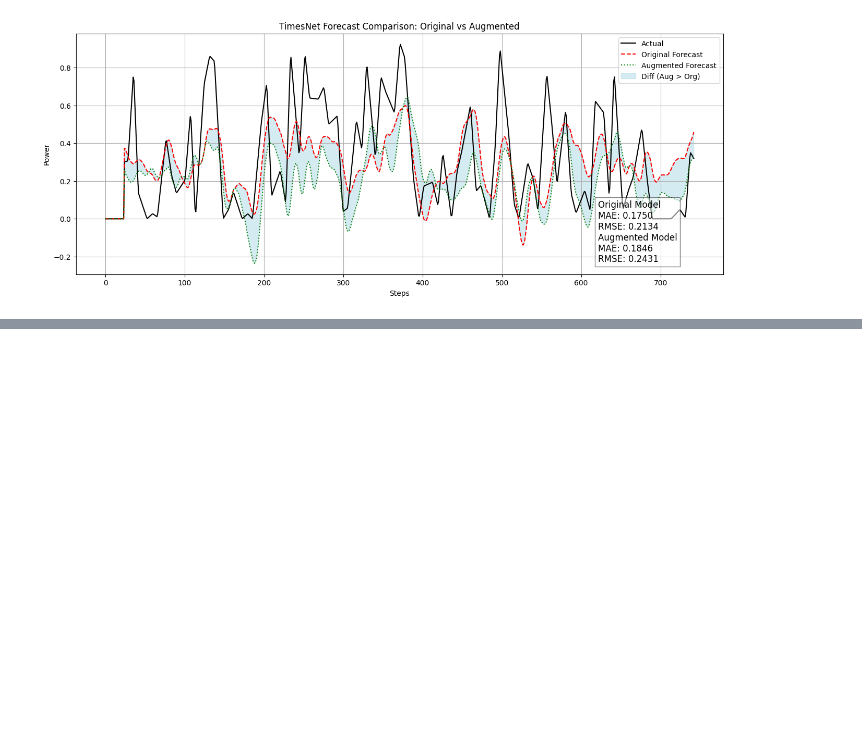
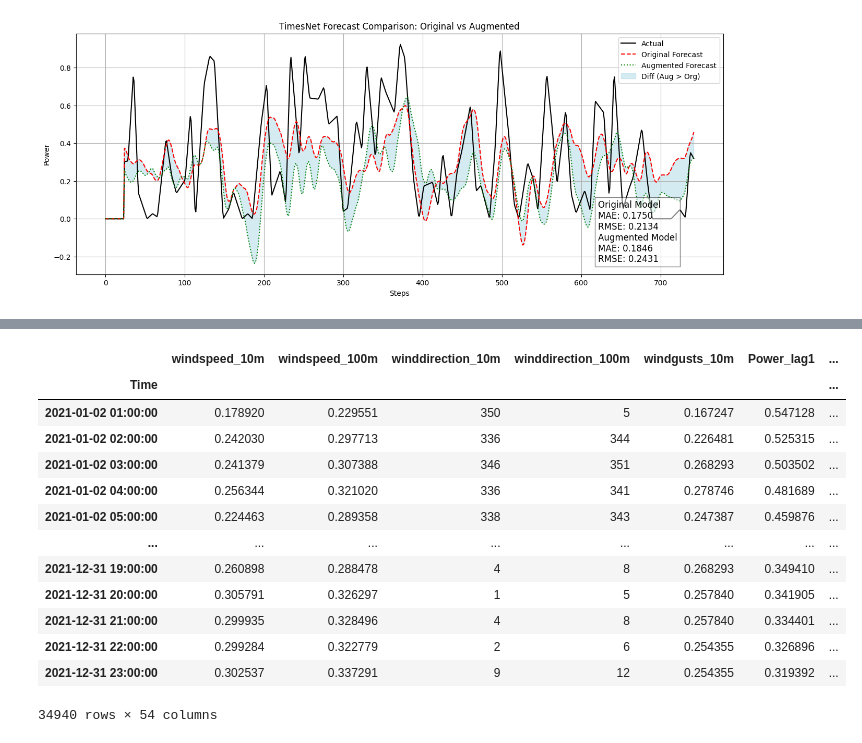
Before and after one commit to harshit4032/wind-forecasting, a Jupyter notebook: Evaluation/TimesNet.ipynb, the cells around one changed output, grey strips where cells are left out. Cells and saved outputs as stored; diff of their text form; code cells hidden in the pictures; blank space fills up the shorter version.

```diff
--- a/Evaluation/TimesNet.ipynb
+++ b/Evaluation/TimesNet.ipynb
@@ -566,0 +609,17 @@ results_3 = evaluate_two_timesnet_models(
+# %%
+X_test
+# %% [output]
+|  | windspeed_10m | windspeed_100m | winddirection_10m | winddirection_100m | windgusts_10m | Power_lag1 | ... |
+| Time |  |  |  |  |  |  | ... |
+| 2021-01-02 01:00:00 | 0.178920 | 0.229551 | 350 | 5 | 0.167247 | 0.547128 | ... |
+| 2021-01-02 02:00:00 | 0.242030 | 0.297713 | 336 | 344 | 0.226481 | 0.525315 | ... |
+| 2021-01-02 03:00:00 | 0.241379 | 0.307388 | 346 | 351 | 0.268293 | 0.503502 | ... |
+| 2021-01-02 04:00:00 | 0.256344 | 0.321020 | 336 | 341 | 0.278746 | 0.481689 | ... |
+| 2021-01-02 05:00:00 | 0.224463 | 0.289358 | 338 | 343 | 0.247387 | 0.459876 | ... |
+| ... | ... | ... | ... | ... | ... | ... | ... |
+| 2021-12-31 19:00:00 | 0.260898 | 0.288478 | 4 | 8 | 0.268293 | 0.349410 | ... |
+| 2021-12-31 20:00:00 | 0.305791 | 0.326297 | 1 | 5 | 0.257840 | 0.341905 | ... |
+| 2021-12-31 21:00:00 | 0.299935 | 0.328496 | 4 | 8 | 0.257840 | 0.334401 | ... |
+| 2021-12-31 22:00:00 | 0.299284 | 0.322779 | 2 | 6 | 0.254355 | 0.326896 | ... |
+| 2021-12-31 23:00:00 | 0.302537 | 0.337291 | 9 | 12 | 0.254355 | 0.319392 | ... |
+34940 rows × 54 columns
```
Also changed, not shown: parts of 19 cells of this notebook, 4 other files.
